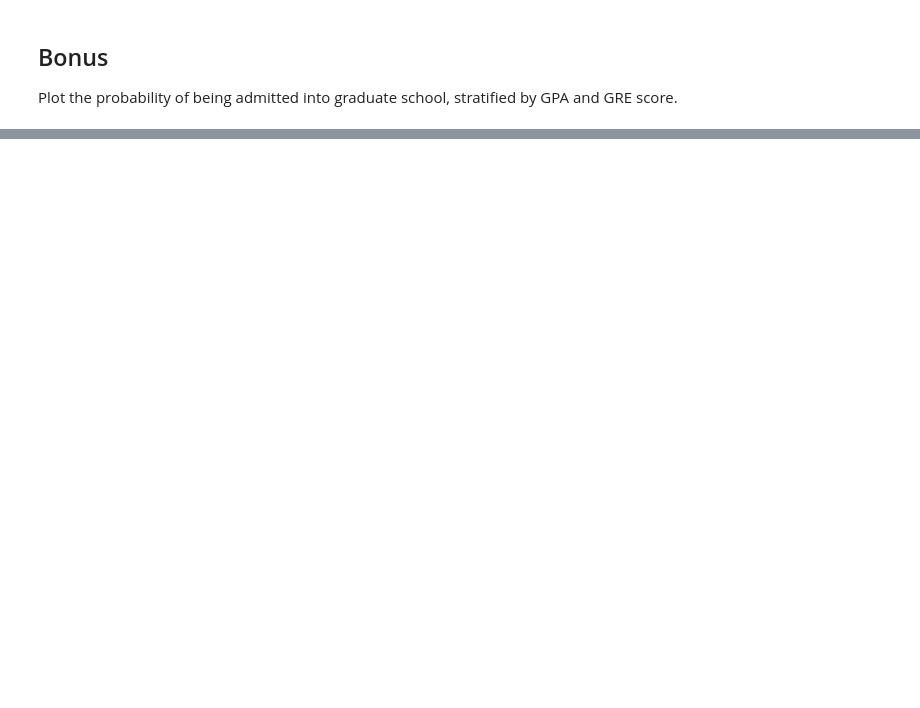
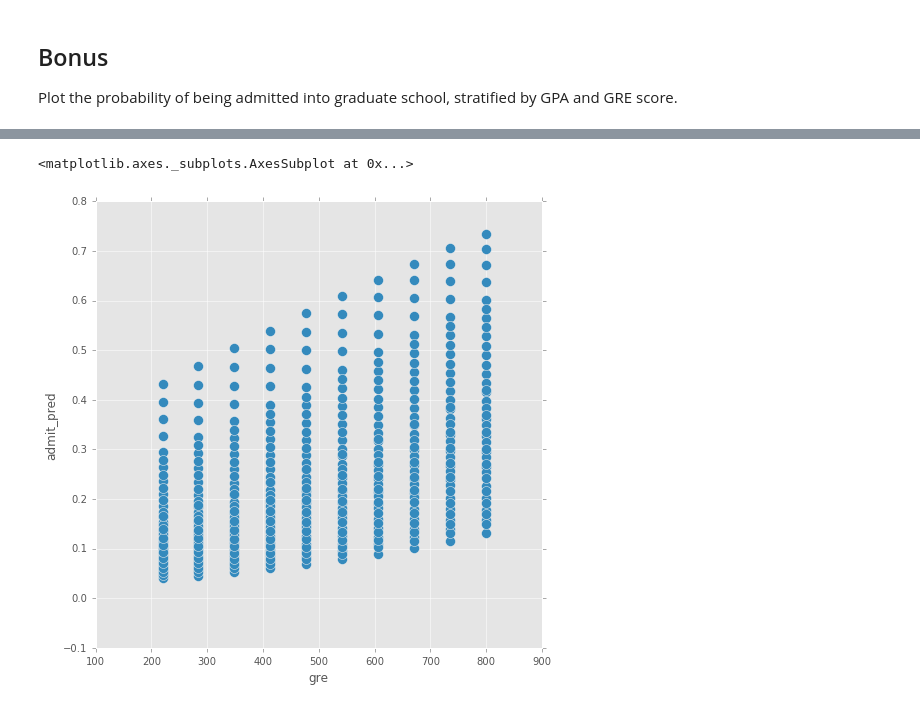
Before and after one commit to MirandaRemmer/DS-SF-23-work, a Jupyter notebook: unit-projects - MR/3/code/unit-project-3-Remmer.ipynb, the cells around one changed output, grey strips where cells are left out. Drawn from its saved outputs; the diff is of its cells as text; code cells hidden in the pictures; blank space fills up the shorter version.

```diff
--- a/unit-projects - MR/3/code/unit-project-3-Remmer.ipynb
+++ b/unit-projects - MR/3/code/unit-project-3-Remmer.ipynb
@@ -450,0 +473,5 @@ Plot the probability of being admitted into graduate school, stratified by GPA a
+# %%
+combos[ ['admit_pred', 'gre'] ].plot(kind = 'scatter', x = 'gre', y = 'admit_pred', s = 100, figsize = (8, 8))
+# %% [output]
+<matplotlib.axes._subplots.AxesSubplot at 0x...>
+[figure, added]
```
Also changed, not shown: parts of 11 cells of this notebook, 8 other files.
